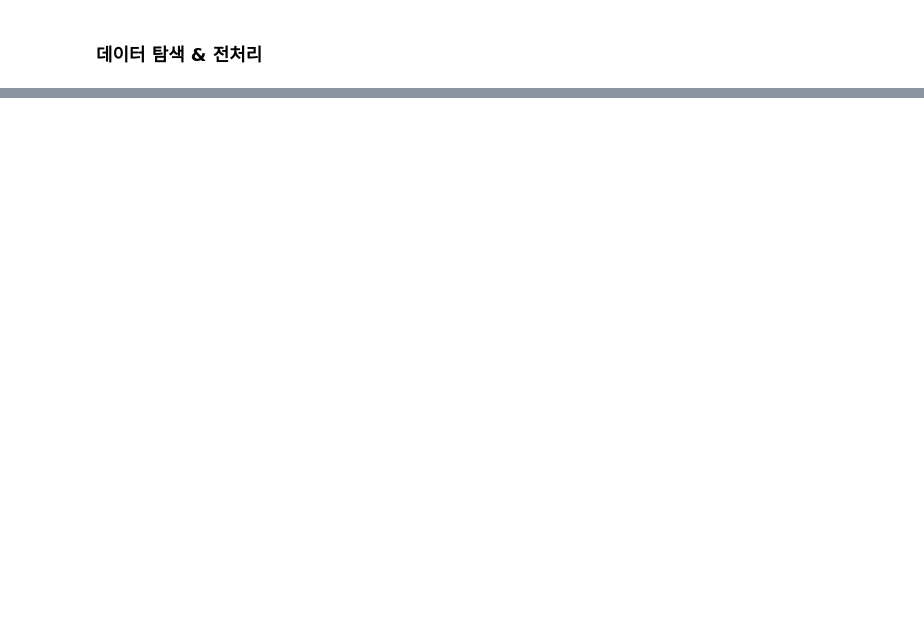
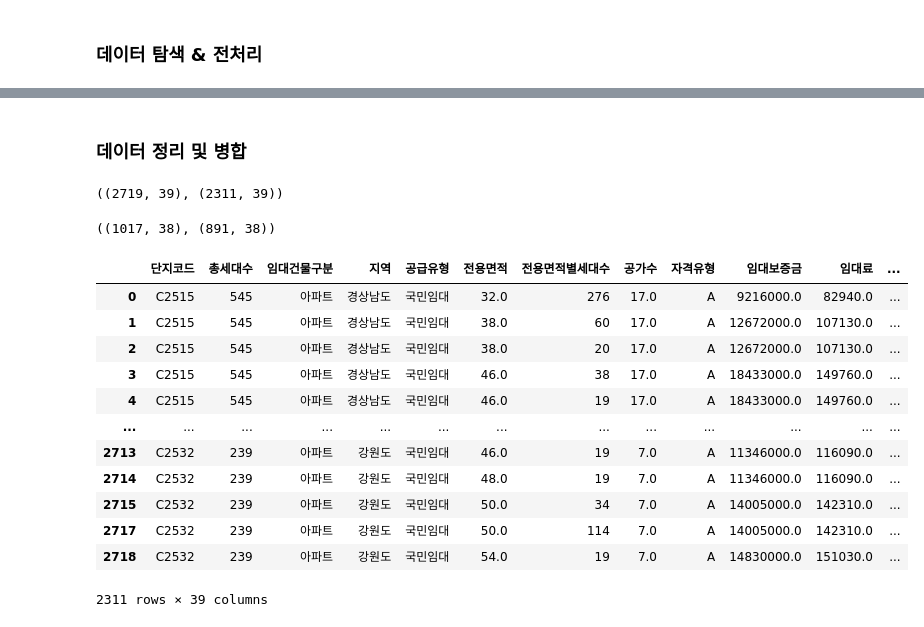
Before and after one commit to inae-kim-99/dacon, a Jupyter notebook: parking_demand_prediction/using_pycaret.ipynb, the cells around one changed output, grey strips where cells are left out. Drawn from its saved outputs; the diff is of its cells as text; code cells hidden in the pictures; blank space fills up the shorter version.

```diff
--- a/parking_demand_prediction/using_pycaret.ipynb
+++ b/parking_demand_prediction/using_pycaret.ipynb
@@ -40,0 +262,2 @@ test['임대료'] = test['임대료'].astype(float)
+# %%
+train = train[train.지역 != '서울특별시'] ##컬럼의 특정 값이면 제거하는 방법
@@ -40,0 +267,35 @@ test['임대료'] = test['임대료'].astype(float)
+# %%
+minors = ['10대미만(여자)', '10대미만(남자)', '10대(여자)', '10대(남자)']
+age_gender['미성년자'] = age_gender[minors].sum(axis=1)
+# %%
+train = train.merge(age_gender, left_on= ["지역"], right_on= ["지역"], how='left')
+test = test.merge(age_gender, left_on= ["지역"], right_on= ["지역"], how='left')
+# %% [markdown]
+### 데이터 정리 및 병합
+# %%
+train.shape, train.drop_duplicates().shape
+# %% [output]
+((2719, 39), (2311, 39))
+# %%
+test.shape, test.drop_duplicates().shape
+# %% [output]
+((1017, 38), (891, 38))
+# %%
+train = train.drop_duplicates()
+test = test.drop_duplicates()
+# %%
+train
+# %% [output]
+|  | 단지코드 | 총세대수 | 임대건물구분 | 지역 | 공급유형 | 전용면적 | 전용면적별세대수 | 공가수 | 자격유형 | 임대보증금 | 임대료 | ... |
+| 0 | C2515 | 545 | 아파트 | 경상남도 | 국민임대 | 32.0 | 276 | 17.0 | A | 9216000.0 | 82940.0 | ... |
+| 1 | C2515 | 545 | 아파트 | 경상남도 | 국민임대 | 38.0 | 60 | 17.0 | A | 12672000.0 | 107130.0 | ... |
+| 2 | C2515 | 545 | 아파트 | 경상남도 | 국민임대 | 38.0 | 20 | 17.0 | A | 12672000.0 | 107130.0 | ... |
+| 3 | C2515 | 545 | 아파트 | 경상남도 | 국민임대 | 46.0 | 38 | 17.0 | A | 18433000.0 | 149760.0 | ... |
+| 4 | C2515 | 545 | 아파트 | 경상남도 | 국민임대 | 46.0 | 19 | 17.0 | A | 18433000.0 | 149760.0 | ... |
+| ... | ... | ... | ... | ... | ... | ... | ... | ... | ... | ... | ... | ... |
+| 2713 | C2532 | 239 | 아파트 | 강원도 | 국민임대 | 46.0 | 19 | 7.0 | A | 11346000.0 | 116090.0 | ... |
+| 2714 | C2532 | 239 | 아파트 | 강원도 | 국민임대 | 48.0 | 19 | 7.0 | A | 11346000.0 | 116090.0 | ... |
+| 2715 | C2532 | 239 | 아파트 | 강원도 | 국민임대 | 50.0 | 34 | 7.0 | A | 14005000.0 | 142310.0 | ... |
+| 2717 | C2532 | 239 | 아파트 | 강원도 | 국민임대 | 50.0 | 114 | 7.0 | A | 14005000.0 | 142310.0 | ... |
+| 2718 | C2532 | 239 | 아파트 | 강원도 | 국민임대 | 54.0 | 19 | 7.0 | A | 14830000.0 | 151030.0 | ... |
+2311 rows × 39 columns
```
Also changed, not shown: parts of 58 cells of this notebook, 1 other file.
